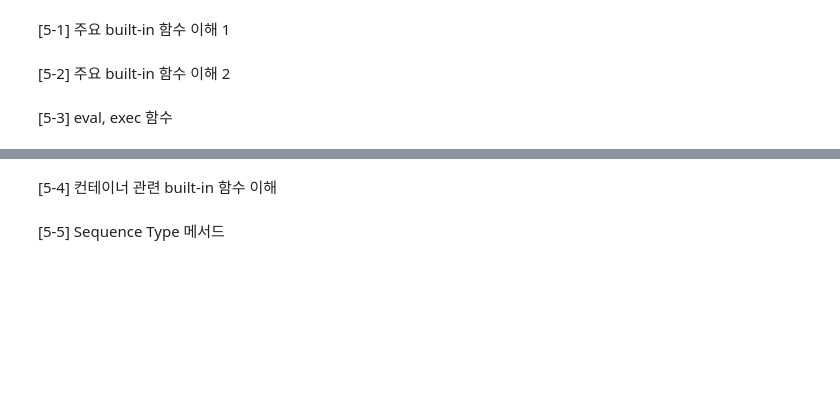
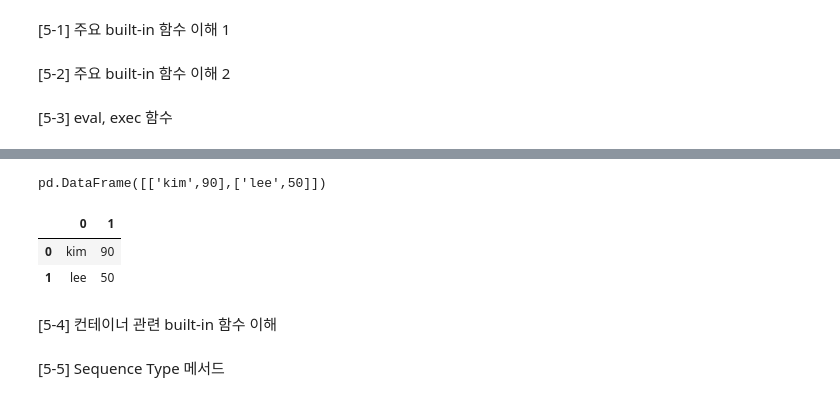
Before and after one commit to HayeonWon/SAMSUNG-Data-Science-Edu., a Jupyter notebook: Week1_Python/Py_Lab.ipynb, the cells around one changed output, grey strips where cells are left out. Cells and saved outputs as stored; diff of their text form; code cells hidden in the pictures; blank space fills up the shorter version.

```diff
--- a/Week1_Python/Py_Lab.ipynb
+++ b/Week1_Python/Py_Lab.ipynb
@@ -852,3 +945,10 @@ print(min(l))
+# %%
+eval(input())   # pd.DataFrame(~) 식을 input하면 아래와 같은 데이터프레임 반환!
+# %% [output]
+pd.DataFrame([['kim',90],['lee',50]])
+|  | 0 | 1 |
+| 0 | kim | 90 |
+| 1 | lee | 50 |
 # %% [markdown]
  [5-4] 컨테이너 관련 built-in 함수 이해
 # %%
```
Also changed, not shown: parts of 132 cells of this notebook.
